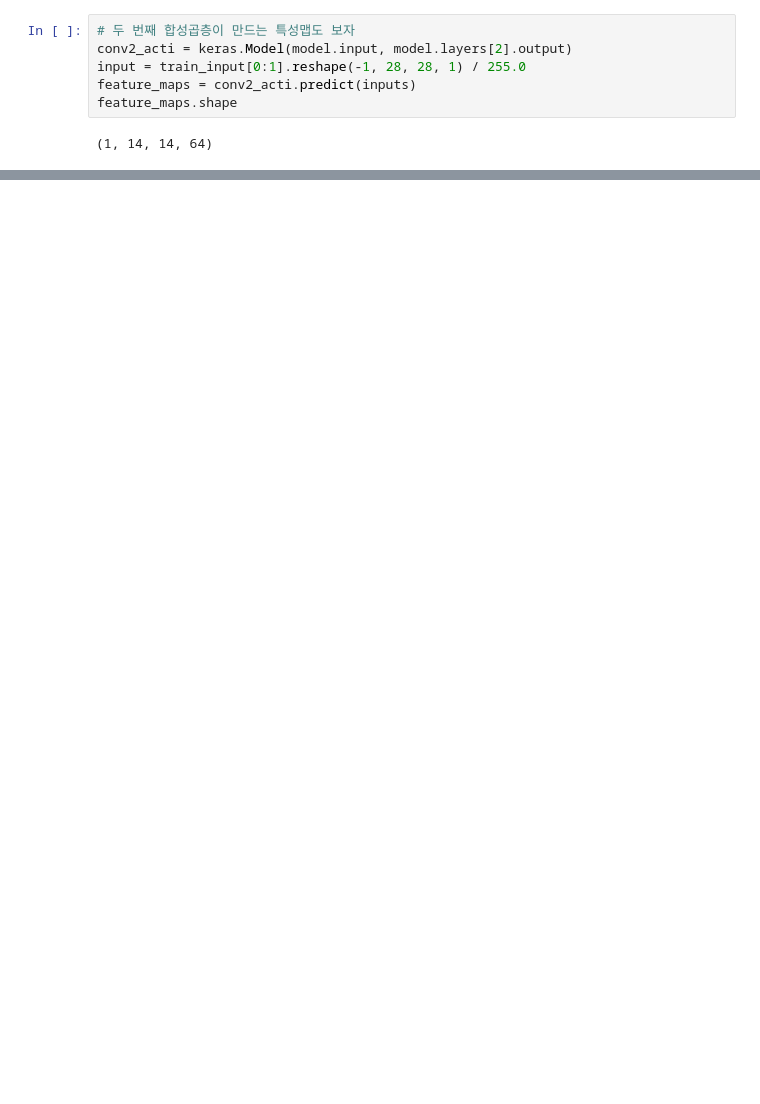
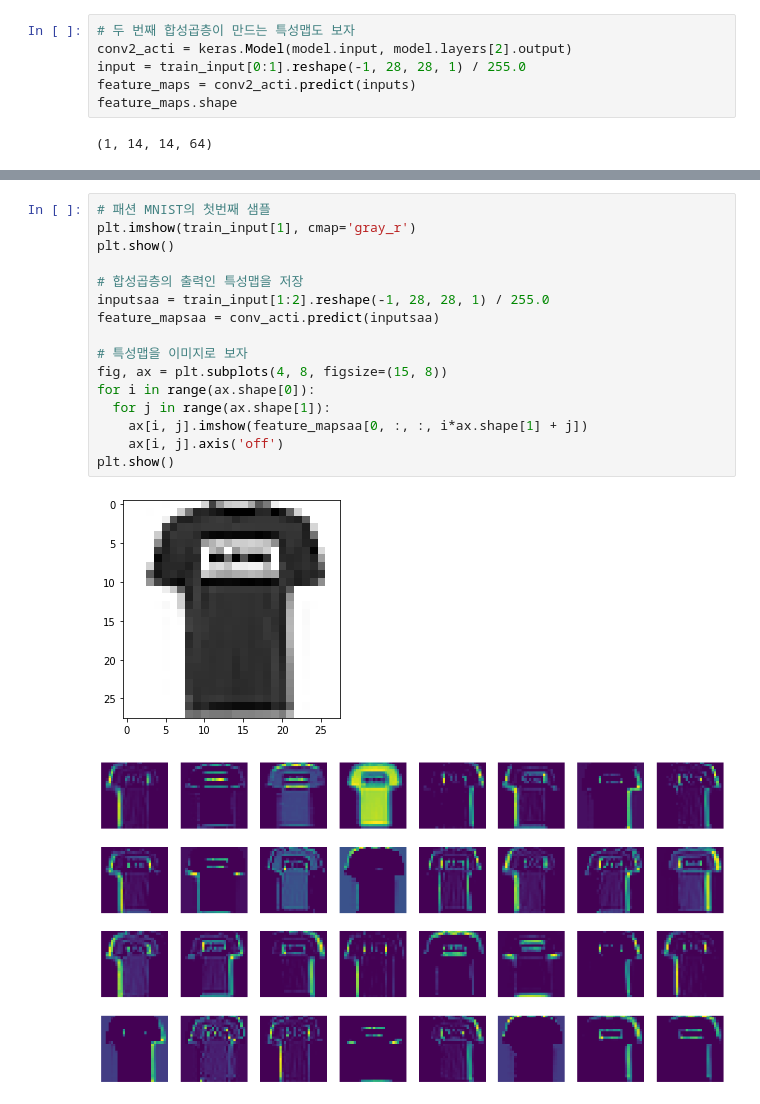
Before and after one commit to keizikang/self_study_mldl, a Jupyter notebook: 혼공머신_8장.ipynb, the cells around one changed output, grey strips where cells are left out. Drawn from its saved outputs; the diff is of its cells as text; blank space fills up the shorter version.

```diff
--- a/혼공머신_8장.ipynb
+++ b/혼공머신_8장.ipynb
@@ -431,0 +463,19 @@ plt.show()
+# %%
+# 패션 MNIST의 첫번째 샘플
+plt.imshow(train_input[1], cmap='gray_r')
+plt.show()
+
+# 합성곱층의 출력인 특성맵을 저장
+inputsaa = train_input[1:2].reshape(-1, 28, 28, 1) / 255.0
+feature_mapsaa = conv_acti.predict(inputsaa)
+
+# 특성맵을 이미지로 보자
+fig, ax = plt.subplots(4, 8, figsize=(15, 8))
+for i in range(ax.shape[0]):
+  for j in range(ax.shape[1]):
+    ax[i, j].imshow(feature_mapsaa[0, :, :, i*ax.shape[1] + j])
+    ax[i, j].axis('off')
+plt.show()
+# %% [output]
+[figure, added]
+[figure, added]
```
Also changed, not shown: parts of 14 cells of this notebook.
